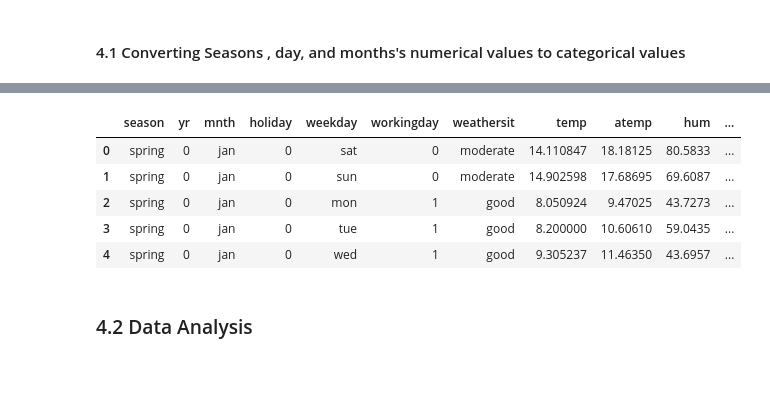
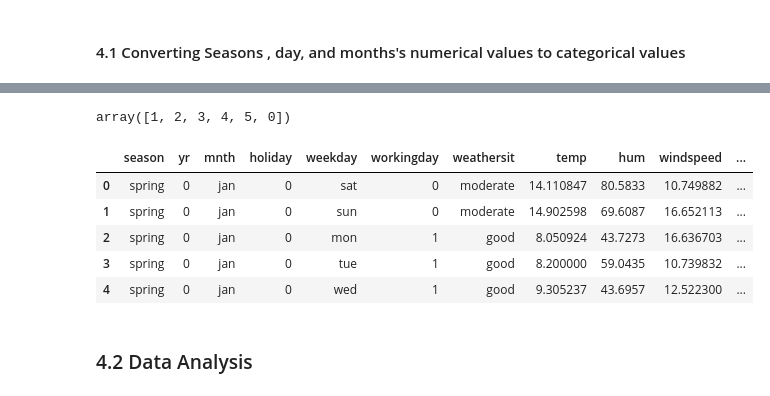
Before and after one commit to yashyennam/Bike_Sharing-Linear_Regression, a Jupyter notebook: Bike-Sharing-Assignment.ipynb, the cells around one changed output, grey strips where cells are left out. Saved outputs shown, nothing was run; the diff lists cells and outputs as text; code cells hidden in the pictures.

```diff
--- a/Bike-Sharing-Assignment.ipynb
+++ b/Bike-Sharing-Assignment.ipynb
@@ -78,8 +78,8 @@ df.describe()
 # %% [markdown]
 ### 2.2 Deriving New Data Columns using the columns which are available
 # %%
-# Converting the date column to get quater
-df['quarter'] = df['dteday'].dt.to_period('Q')
+# # Converting the date column to get quater
+# df['quarter'] = df['dteday'].dt.to_period('Q')
 
 # Creating a new column to check if its first day or last day of Month
 df['start_of_month'] = df['dteday'].dt.is_month_start.astype(int)
@@ -98,3 +98,9 @@ def week_of_month(tgtdate):
     return (tgtdate - startdate).days //7 + 1
 
 df['week_of_month'] = df['dteday'].apply(week_of_month)
+
+# # Deriving Quarters for in coded for both year
+# def q_num(m):
+#   return int(str(m)[-1])
+
+# df['quarter'] = df['quarter'].apply(q_num)
@@ -100,0 +128,6 @@ df['week_of_month'] = df['dteday'].apply(week_of_month)
+# %%
+# Bucket = [0, 13.0, 20.4, 26.88, 35.32, 99999999999]
+# Bucket = [0, 8.75, 17.5, 26.25, 99999999999]
+Bucket = [0, 5.0, 10.0, 15.0, 20.0, 25.0, 30.0, 99999999999]
+df['temp_cat'] = df['temp'].value_counts(bins=Bucket)
+df['temp_cat'].unique()
@@ -117,6 +152,9 @@ df.drop(['registered'], axis = 1, inplace = True)
 
 # Droping the dteday since date is not relavent here
 df.drop(['dteday'], axis = 1, inplace = True)
+
+# Droping the atemp since it is highly correlated to temp
+df.drop(['atemp'], axis = 1, inplace = True)
 # %% [markdown]
 ### 3.2 Check for Missing values
 
@@ -190,20 +237,30 @@ As we can see that for all the contineuos variable, there are no outliers
+# %%
+df['week_of_month'].unique()
+# %% [output]
+array([1, 2, 3, 4, 5, 0])
 # %%
 df.season.replace({1:"spring", 2:"summer", 3:"fall", 4:"winter"},inplace = True)
 
 df.weathersit.replace({1:'good',2:'moderate',3:'bad',4:'severe'},inplace = True)
 
 df.mnth = df.mnth.replace({1: 'jan',2: 'feb',3: 'mar',4: 'apr',5: 'may',6: 'jun',
                   7: 'jul',8: 'aug',9: 'sept',10: 'oct',11: 'nov',12: 'dec'})
 
 df.weekday = df.weekday.replace({0: 'sun',1: 'mon',2: 'tue',3: 'wed',4: 'thu',5: 'fri',6: 'sat'})
+
+[  4,  56, 160, 138, 130, 170,  72]
+# df.temp_cat = df.temp_cat.replace({37: 'very_low', 254: 'low', 237: 'medium', 202: 'High'})
+df.temp_cat = df.temp_cat.replace({4: 'very_low', 56: 'low', 160: 'medium', 138: 'above_med', 130:'high', 170:'very_high', 72:'extremly_high'})
+# df.quarter = df.quarter.replace({1:'first_q', 2:'second_q', 3:'third_q', 4:'fourth_q'})
+df.week_of_month = df.week_of_month.replace({1:'week_1', 2:'week_2', 3:'week_3', 4:'week_4', 5:'week_5', 0:'week_0'})
 df.head()
 # %% [output]
-|  | season | yr | mnth | holiday | weekday | workingday | weathersit | temp | atemp | hum | ... |
-| 0 | spring | 0 | jan | 0 | sat | 0 | moderate | 14.110847 | 18.18125 | 80.5833 | ... |
-| 1 | spring | 0 | jan | 0 | sun | 0 | moderate | 14.902598 | 17.68695 | 69.6087 | ... |
-| 2 | spring | 0 | jan | 0 | mon | 1 | good | 8.050924 | 9.47025 | 43.7273 | ... |
-| 3 | spring | 0 | jan | 0 | tue | 1 | good | 8.200000 | 10.60610 | 59.0435 | ... |
-| 4 | spring | 0 | jan | 0 | wed | 1 | good | 9.305237 | 11.46350 | 43.6957 | ... |
+|  | season | yr | mnth | holiday | weekday | workingday | weathersit | temp | hum | windspeed | ... |
+| 0 | spring | 0 | jan | 0 | sat | 0 | moderate | 14.110847 | 80.5833 | 10.749882 | ... |
+| 1 | spring | 0 | jan | 0 | sun | 0 | moderate | 14.902598 | 69.6087 | 16.652113 | ... |
+| 2 | spring | 0 | jan | 0 | mon | 1 | good | 8.050924 | 43.7273 | 16.636703 | ... |
+| 3 | spring | 0 | jan | 0 | tue | 1 | good | 8.200000 | 59.0435 | 10.739832 | ... |
+| 4 | spring | 0 | jan | 0 | wed | 1 | good | 9.305237 | 43.6957 | 12.522300 | ... |
 # %% [markdown]
 ### 4.2 Data Analysis
 # %% [markdown]
```
Also changed, not shown: parts of 78 cells of this notebook.
